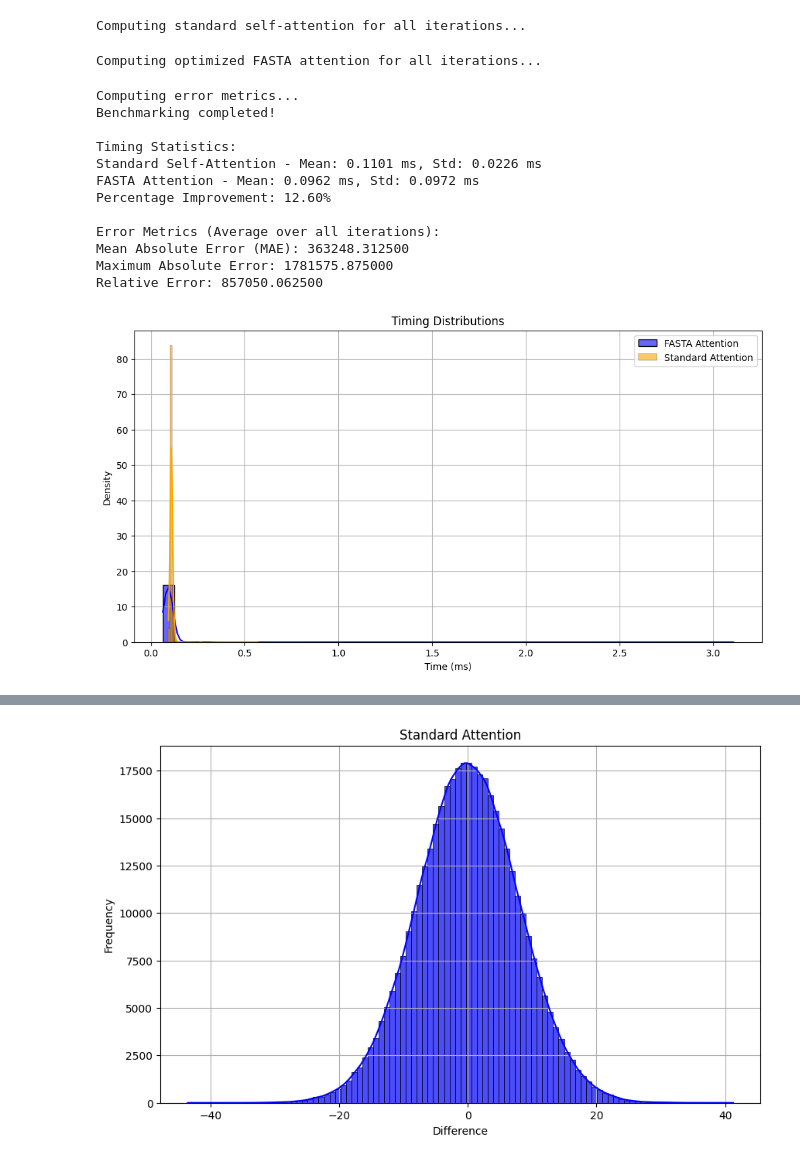
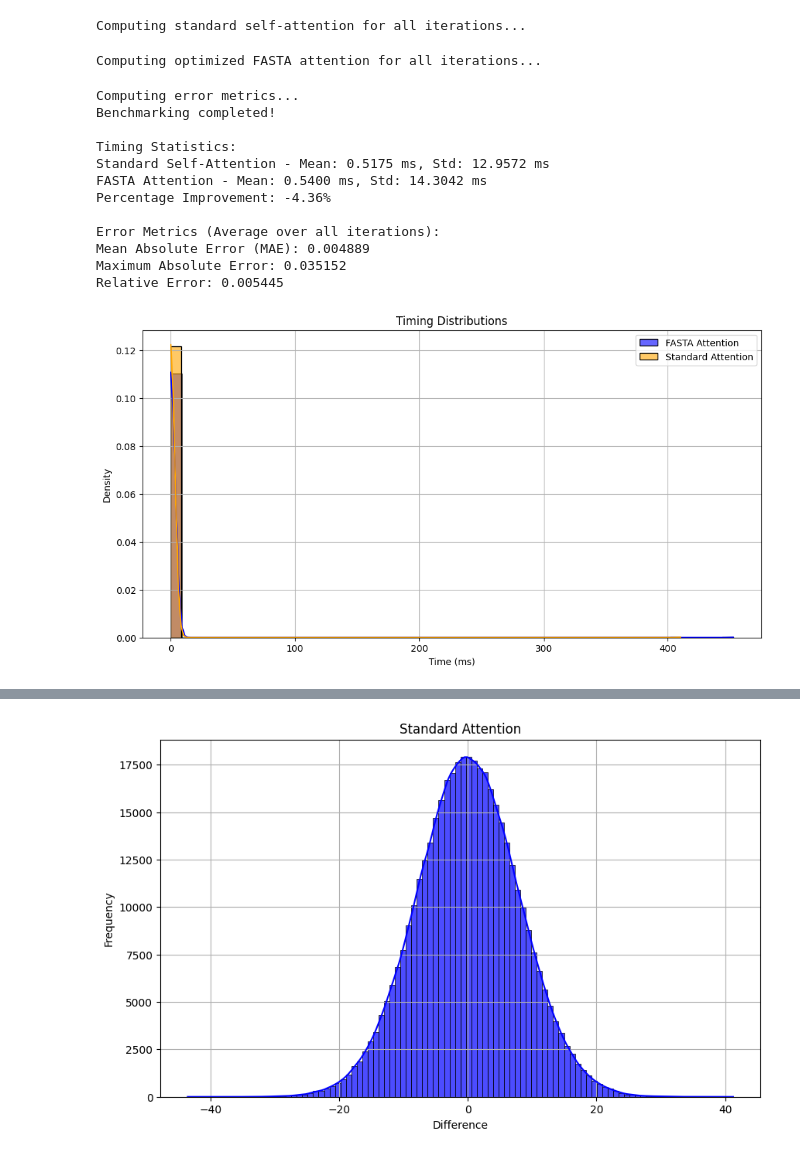
Before and after one commit to rokosbasilisk/FASTA, a Jupyter notebook: benchmark.ipynb, the cells around one changed output, grey strips where cells are left out. Saved outputs shown, nothing was run; the diff lists cells and outputs as text; code cells hidden in the pictures.

```diff
--- a/benchmark.ipynb
+++ b/benchmark.ipynb
@@ -212,23 +181,23 @@ block_size = 64
 num_iter = 1000
 locality_threshold = 2
 # %%
-standard_outputs, fasta_outputs = test_fasta_attention_benchmark(N,D,block_size,num_iter,locality_threshold)
+standard_outputs, fasta_outputs = test_fasta_attention_benchmark(N,D,block_size,num_iter)
 # %% [output]
 Computing standard self-attention for all iterations...
 Computing optimized FASTA attention for all iterations...
 Computing error metrics...
 Benchmarking completed!
 
 Timing Statistics:
-Standard Self-Attention - Mean: 0.1101 ms, Std: 0.0226 ms
-FASTA Attention - Mean: 0.0962 ms, Std: 0.0972 ms
-Percentage Improvement: 12.60%
+Standard Self-Attention - Mean: 0.5175 ms, Std: 12.9572 ms
+FASTA Attention - Mean: 0.5400 ms, Std: 14.3042 ms
+Percentage Improvement: -4.36%
 
 Error Metrics (Average over all iterations):
-Mean Absolute Error (MAE): 363248.312500
-Maximum Absolute Error: 1781575.875000
-Relative Error: 857050.062500
+Mean Absolute Error (MAE): 0.004889
+Maximum Absolute Error: 0.035152
+Relative Error: 0.005445
-[figure, old version]
+[figure, new version]
 # %%
 difference = (standard_outputs[0] - fasta_outputs[0])
 # Create the heatmap for the first head
```
Also changed, not shown: parts of 11 cells of this notebook, 2 other files.
